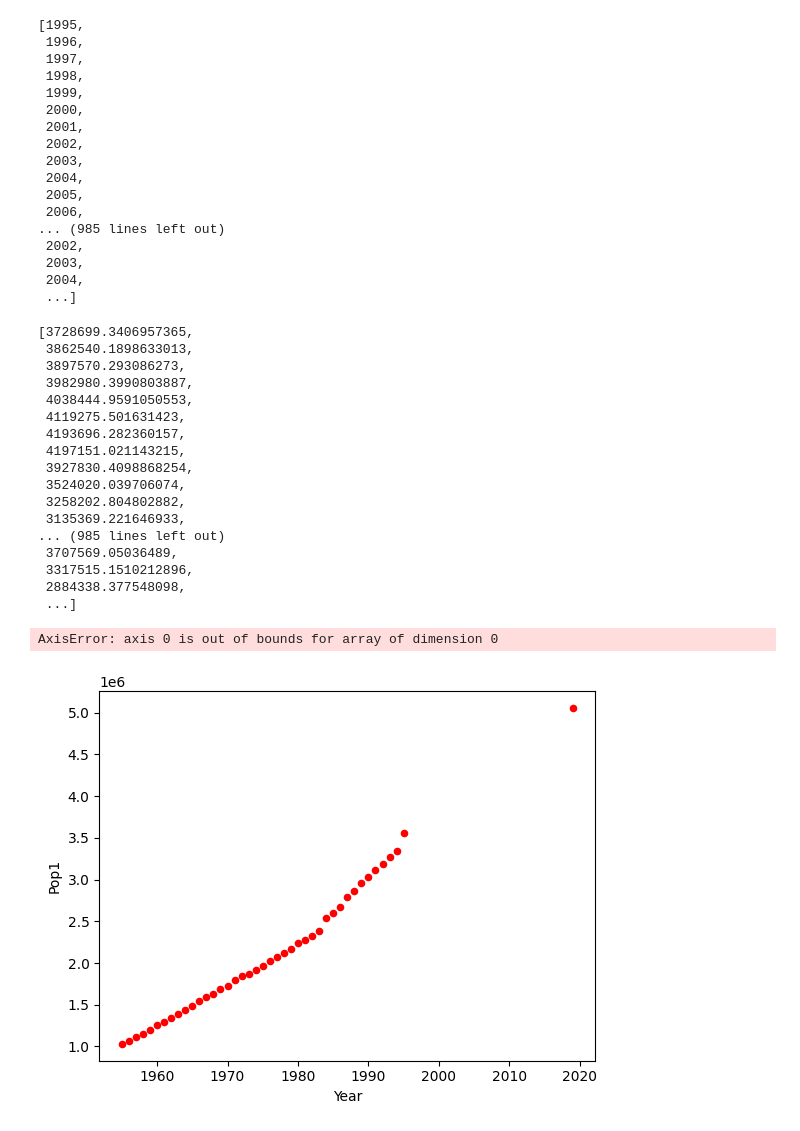
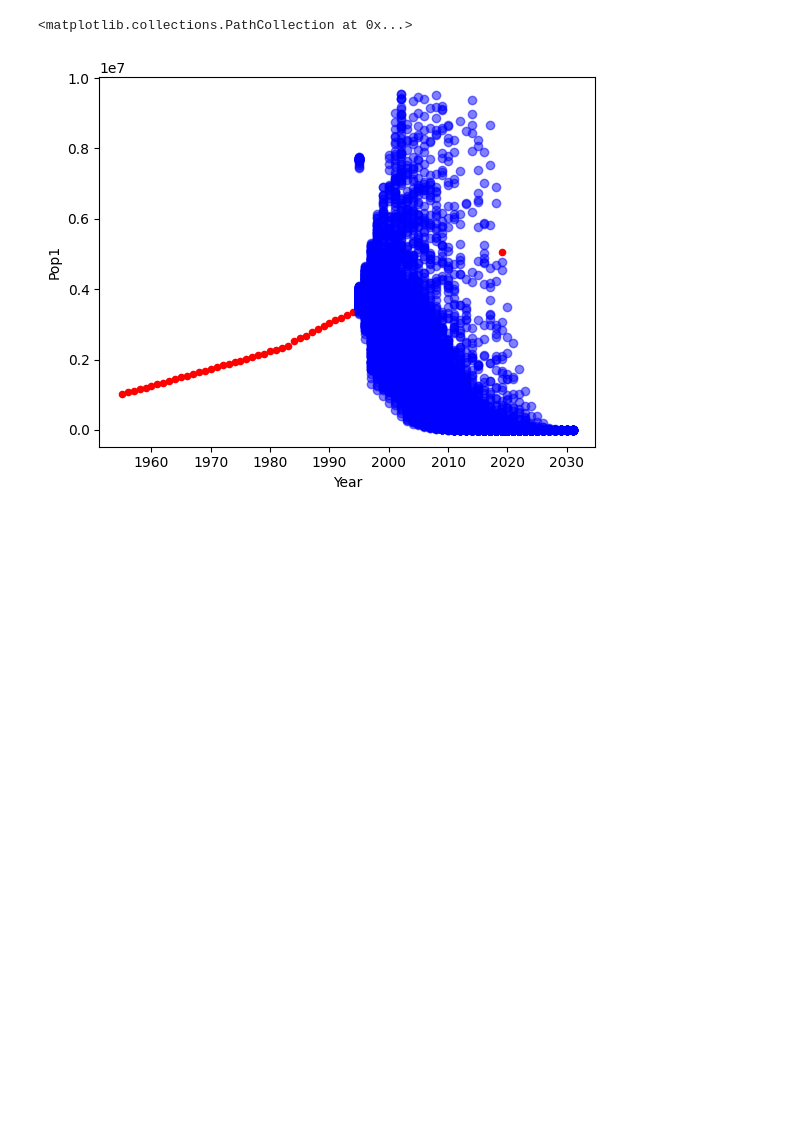
Before and after one commit to Voluptatemn/Population2023, a Jupyter notebook: Analysis.ipynb, the cells around one changed output. Drawn from its saved outputs; the diff is of its cells as text; code cells hidden in the pictures; blank space fills up the shorter version.

```diff
--- a/Analysis.ipynb
+++ b/Analysis.ipynb
@@ -300,7 +301,7 @@ from numpy import inf
 
 done = False
 pred_year = 2050
-each_country_num = 300
+each_country_num = 30
 if not done:
 
     country_list = list(set(lnmrdf['Country']))
@@ -596,79 +770,56 @@ for i in mort_d[key]:
 
             births = total_pop * actually_fr
 
             population_array[0] += births
             population_array -= deaths
 
             for ele in range(len(population_array)):
                 if population_array[ele] < 0:
                     population_array[ele] = 0
 
             aged = population_array / 5
             population_array -= aged
 
             for ele in range (len(aged)-1):
                 population_array[ele+1] += aged[ele]
 
+            population_array = np.nan_to_num(population_array)
+            population_array[population_array == inf] = 0
+
+
             total_pop = population_array.sum()
             curr_Year += 1
 
-
-            curr_Year_array.append(curr_Year)
-            total_pop_array.append(total_pop)
+            if total_pop == inf or total_pop == 0:
+                break
+            else:
+                curr_Year_array.append(curr_Year)
+                total_pop_array.append(total_pop)
 
             # plt.scatter(curr_Year, total_pop, color='blue')
 
 
 
-    break
 
-display(curr_Year_array)
-display(total_pop_array)
 
-remove_index = []
-for i in range (len(total_pop_array)):
-    if is_outlier(total_pop_array[i]):
-        remove_index.append(i)
+
 total_pop_array = np.array(total_pop_array)
 curr_Year_array = np.array(curr_Year_array)
-fixed_total_pop_array = np.delete(total_pop_array, remove_index)
-fixed_curr_Year_array = np.delete(curr_Year_array, remove_index)
 
-plt.scatter(fixed_curr_Year_array, fixed_total_pop_array, color='blue')
+q1 = np.quantile(total_pop_array, 0.25)
+q3 = np.quantile(total_pop_array, 0.75)
+
+iqr = q3 - q1
+upperBound = q3 + 1.5 * iqr
+lowerBound = q1 - 1.5 * iqr
+
+indices = np.where((total_pop_array < lowerBound) | (total_pop_array > upperBound))[0]
+indices_filter = [z for z,n in enumerate(total_pop_array) if z not in indices]
+
+fixed_total_pop_array = total_pop_array[indices_filter]
+fixed_curr_Year_array = curr_Year_array[indices_filter]
+
+plt.scatter(fixed_curr_Year_array, fixed_total_pop_array, color='blue', alpha=0.5)
 # %% [output]
-[1995,
- 1996,
- 1997,
- 1998,
- 1999,
- 2000,
- 2001,
- 2002,
- 2003,
- 2004,
- 2005,
- 2006,
-... (985 lines left out)
- 2002,
- 2003,
- 2004,
- ...]
+<matplotlib.collections.PathCollection at 0x...>
-[3728699.3406957365,
- 3862540.1898633013,
- 3897570.293086273,
- 3982980.3990803887,
- 4038444.9591050553,
- 4119275.501631423,
- 4193696.282360157,
- 4197151.021143215,
- 3927830.4098868254,
- 3524020.039706074,
- 3258202.804802882,
- 3135369.221646933,
-... (985 lines left out)
- 3707569.05036489,
- 3317515.1510212896,
- 2884338.377548098,
- ...]
-AxisError: axis 0 is out of bounds for array of dimension 0
-[figure, old version]
+[figure, new version]
```
Also changed, not shown: parts of 5 cells of this notebook, 23 other files.
